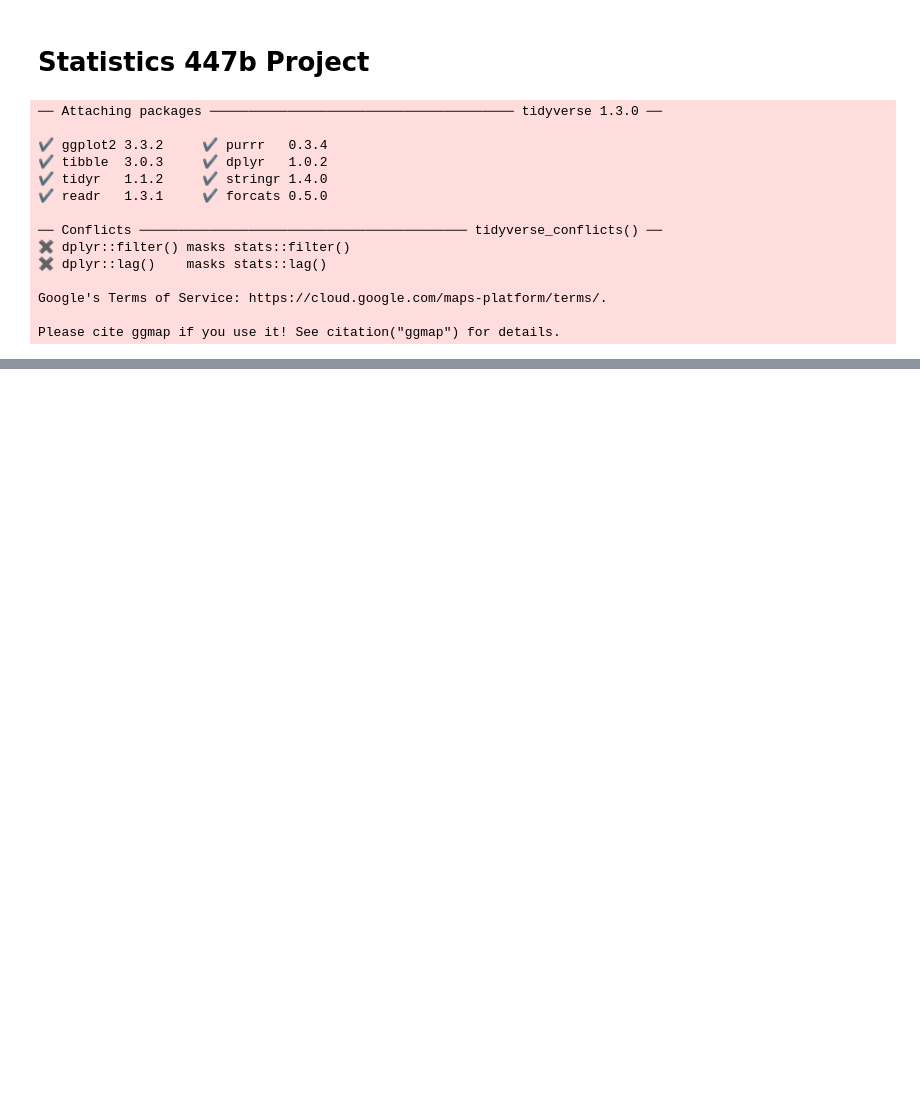
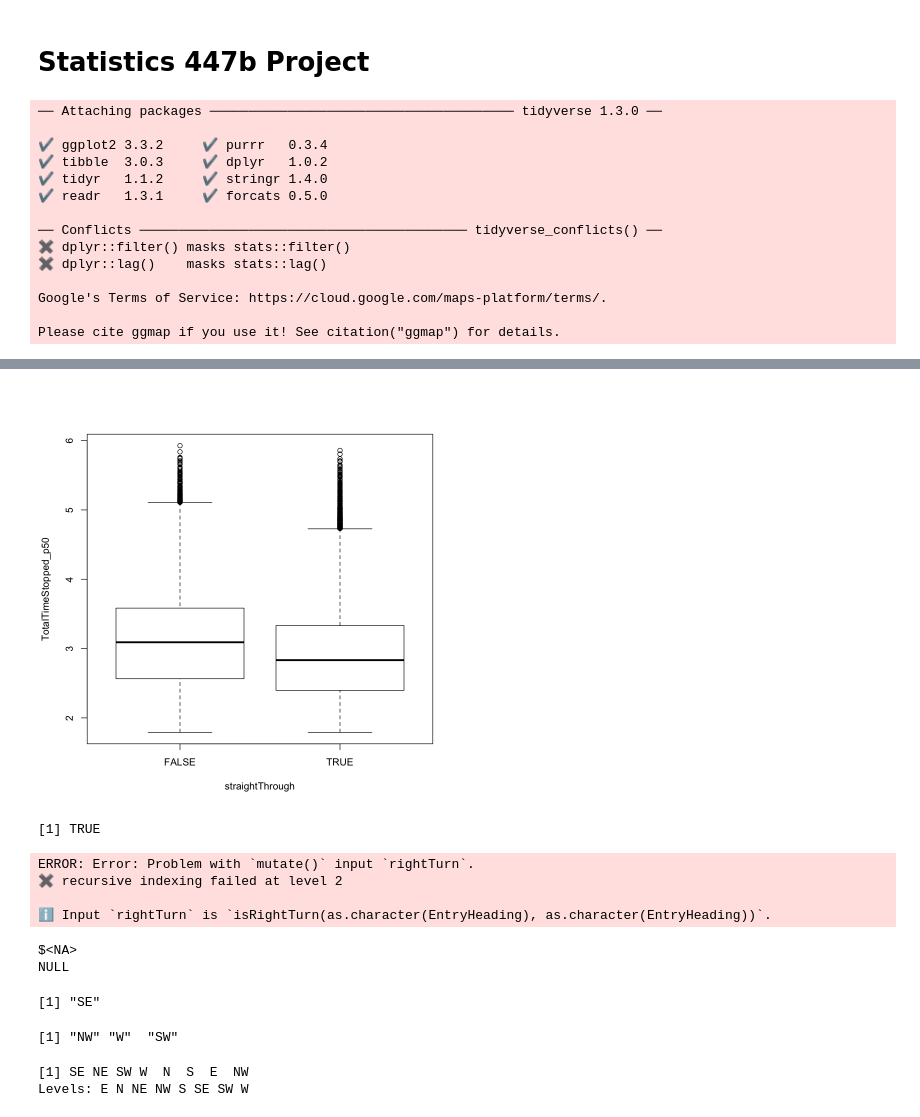
Before and after one commit to Haximilian/statistics447b, a Jupyter notebook: Maximilian.ipynb, the cells around one changed output, grey strips where cells are left out. Cells and saved outputs as stored; diff of their text form; code cells hidden in the pictures; blank space fills up the shorter version.

Commit message:
fixed mapping errors

```diff
--- a/Maximilian.ipynb
+++ b/Maximilian.ipynb
@@ -38,0 +45,17 @@ A data.frame: 6 × 28
+# %%
+# feature engineering:
+# transformation of EntryHeading and ExitHeading into a binary variable straightThrough
+
+# reasoning:
+# a vehicle making a left or right turn must yeild to pedestrians and oncome traffic
+# as well as, wait for the correct light. Therefore, one would expect a vehicle
+# that doesn't go straight through take longer...
+
+# Not all intersections are equal...
+# Some intersections are 3 way fork intersections
+augmented_training = filter_training %>% mutate(straightThrough = EntryHeading == ExitHeading)
+# %%
+r <- augmented_training %>% filter(Weekend == 1 & Hour == 12)
+boxplot(TotalTimeStopped_p50 ~ straightThrough, data = augmented_training)
+# %% [output]
+[figure, added]
@@ -38,0 +76,4 @@ A data.frame: 6 × 28
+# %%
+isRightTurn("S", "E")
+# %% [output]
+[1] TRUE
@@ -38,0 +84,14 @@ A data.frame: 6 × 28
+# %%
+rightTurnsAllowed(augmented_training)
+# %% [output]
+ERROR: Error: Problem with `mutate()` input `rightTurn`.
+✖ recursive indexing failed at level 2
+
+ℹ Input `rightTurn` is `isRightTurn(as.character(EntryHeading), as.character(EntryHeading))`.
+# %%
+list(SE=1234)[as.character(augmented_training[1,]["EntryHeading"])]
+as.character(augmented_training[1,][["EntryHeading"]])
+# %% [output]
+$<NA>
+NULL
+[1] "SE"
@@ -38,0 +109,4 @@ A data.frame: 6 × 28
+# %%
+c(rightexit[["N"]])
+# %% [output]
+[1] "NW" "W"  "SW"
@@ -38,0 +127,5 @@ A data.frame: 6 × 28
+# %%
+unique(augmented_training$EntryHeading)
+# %% [output]
+[1] SE NE SW W  N  S  E  NW
+Levels: E N NE NW S SE SW W
```
Also changed, not shown: parts of 15 cells of this notebook.
